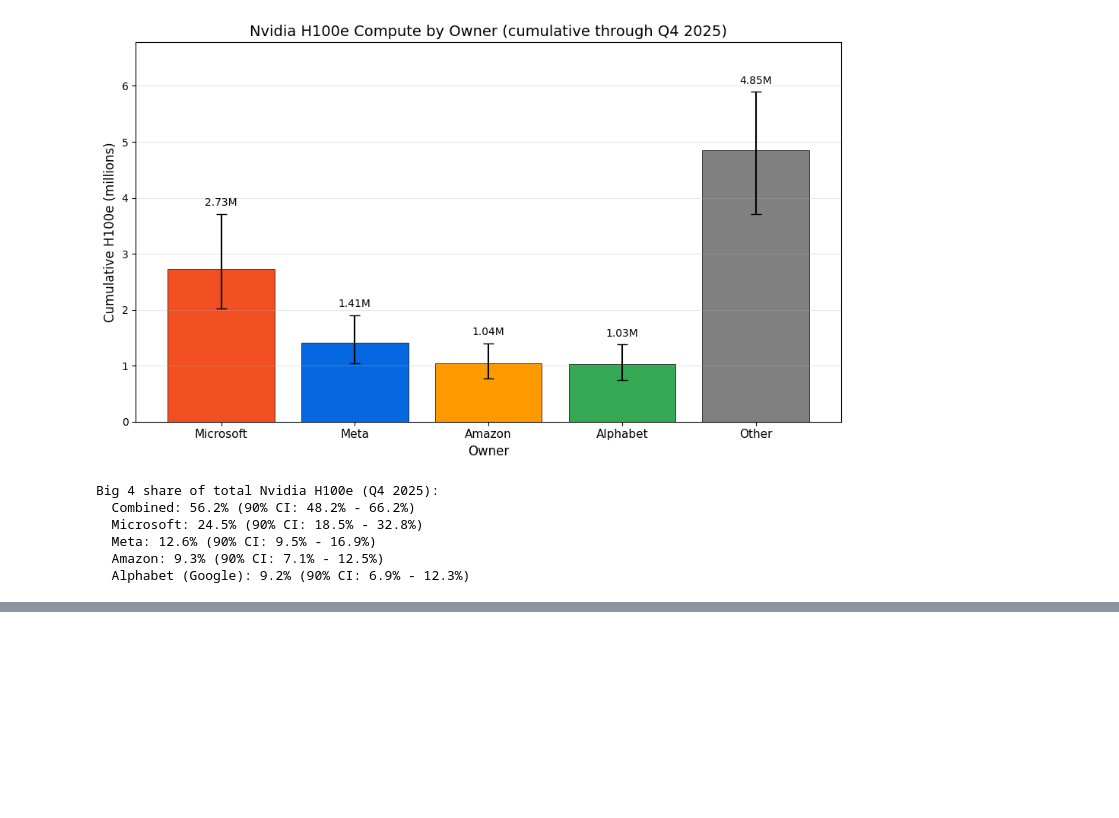
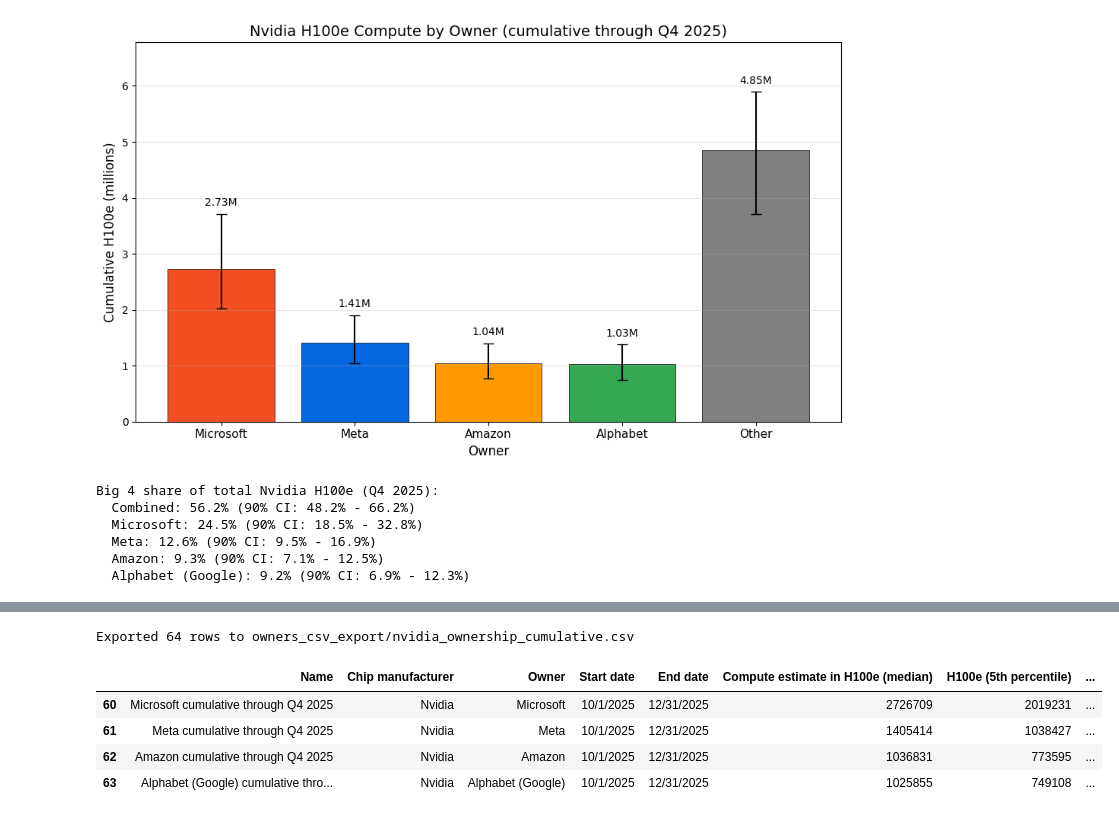
Before and after one commit to epoch-research/ai-chip-counts, a Jupyter notebook: nvidia_owners.ipynb, the cells around one changed output, grey strips where cells are left out. Saved outputs shown, nothing was run; the diff lists cells and outputs as text; code cells hidden in the pictures; blank space fills up the shorter version.

```diff
--- a/nvidia_owners.ipynb
+++ b/nvidia_owners.ipynb
@@ -813,0 +946,44 @@ Big 4 share of total Nvidia H100e (Q4 2025):
+# %%
+# ==============================================
+# EXPORT CUMULATIVE TO CSV
+# ==============================================
+
+cumulative_rows = []
+for cq in CALENDAR_QUARTERS:
+    start_date, end_date = get_calendar_quarter_dates(cq)
+    for company in HYPERSCALERS:
+        h100e_samples = hyperscaler_h100e[company][cq]
+        unit_samples = sum(
+            hyperscaler_calendar_running[company][cq][chip]
+            for chip in CHIP_TYPES
+        )
+
+        cumulative_rows.append({
+            'Name': f"{company} cumulative through {cq}",
+            'Chip manufacturer': 'Nvidia',
+            'Owner': company,
+            'Start date': start_date,
+            'End date': end_date,
+            'Compute estimate in H100e (median)': int(np.percentile(h100e_samples, 50)),
+            'H100e (5th percentile)': int(np.percentile(h100e_samples, 5)),
+            'H100e (95th percentile)': int(np.percentile(h100e_samples, 95)),
+            'Number of Units': int(np.percentile(unit_samples, 50)),
+            'Number of Units (5th percentile)': int(np.percentile(unit_samples, 5)),
+            'Number of Units (95th percentile)': int(np.percentile(unit_samples, 95)),
+            'Source / Link': '',
+            'Notes': f'Estimates generated on: {timestamp}',
+            'Last Modified By': '',
+            'Last Modified': '',
+        })
+
+cumulative_df = pd.DataFrame(cumulative_rows)
+cumulative_df.to_csv('owners_csv_export/nvidia_ownership_cumulative.csv', index=False)
+print(f"Exported {len(cumulative_df)} rows to owners_csv_export/nvidia_ownership_cumulative.csv")
+cumulative_df.tail(4)
+# %% [output]
+Exported 64 rows to owners_csv_export/nvidia_ownership_cumulative.csv
+|  | Name | Chip manufacturer | Owner | Start date | End date | Compute estimate in H100e (median) | H100e (5th percentile) | ... |
+| 60 | Microsoft cumulative through Q4 2025 | Nvidia | Microsoft | 10/1/2025 | 12/31/2025 | 2726709 | 2019231 | ... |
+| 61 | Meta cumulative through Q4 2025 | Nvidia | Meta | 10/1/2025 | 12/31/2025 | 1405414 | 1038427 | ... |
+| 62 | Amazon cumulative through Q4 2025 | Nvidia | Amazon | 10/1/2025 | 12/31/2025 | 1036831 | 773595 | ... |
+| 63 | Alphabet (Google) cumulative thro... | Nvidia | Alphabet (Google) | 10/1/2025 | 12/31/2025 | 1025855 | 749108 | ... |
```
Also changed, not shown: parts of 12 cells of this notebook, 7 other files.
